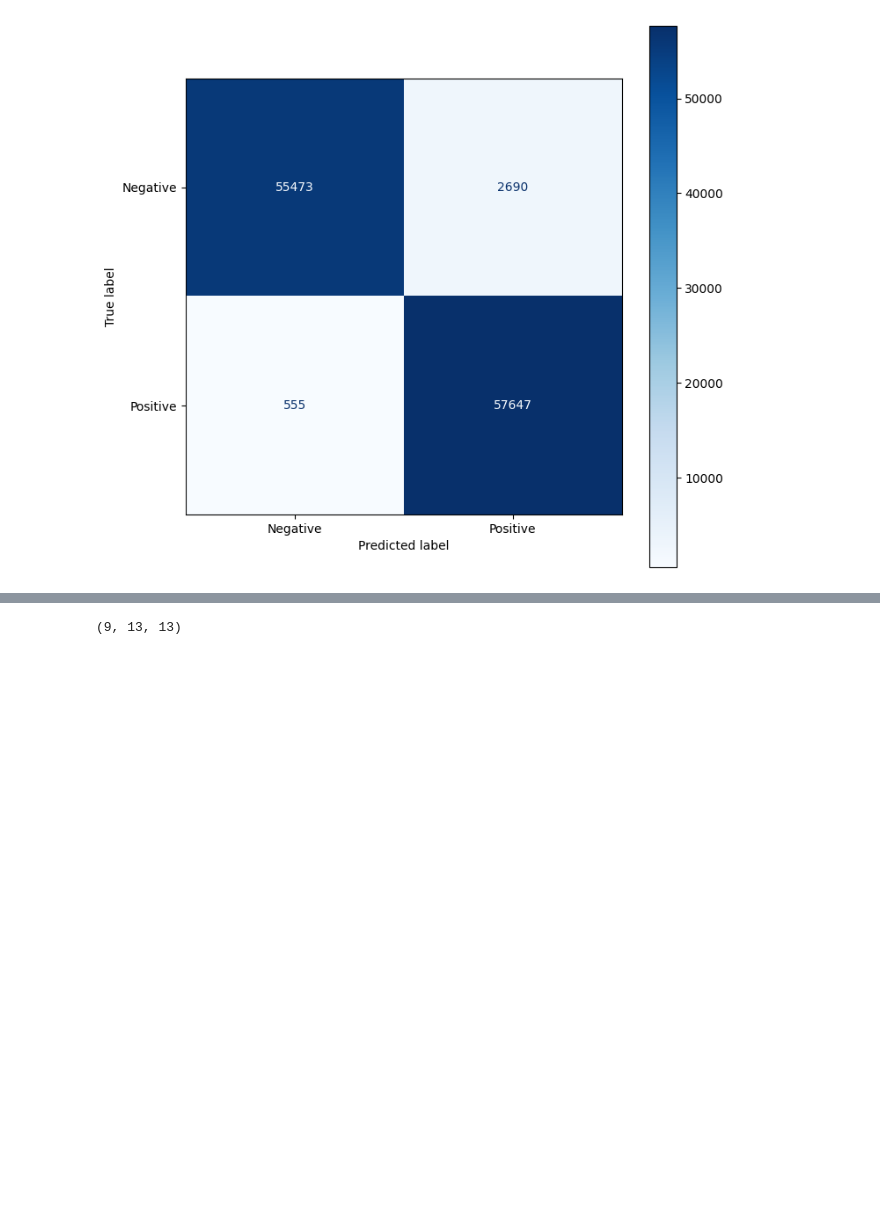
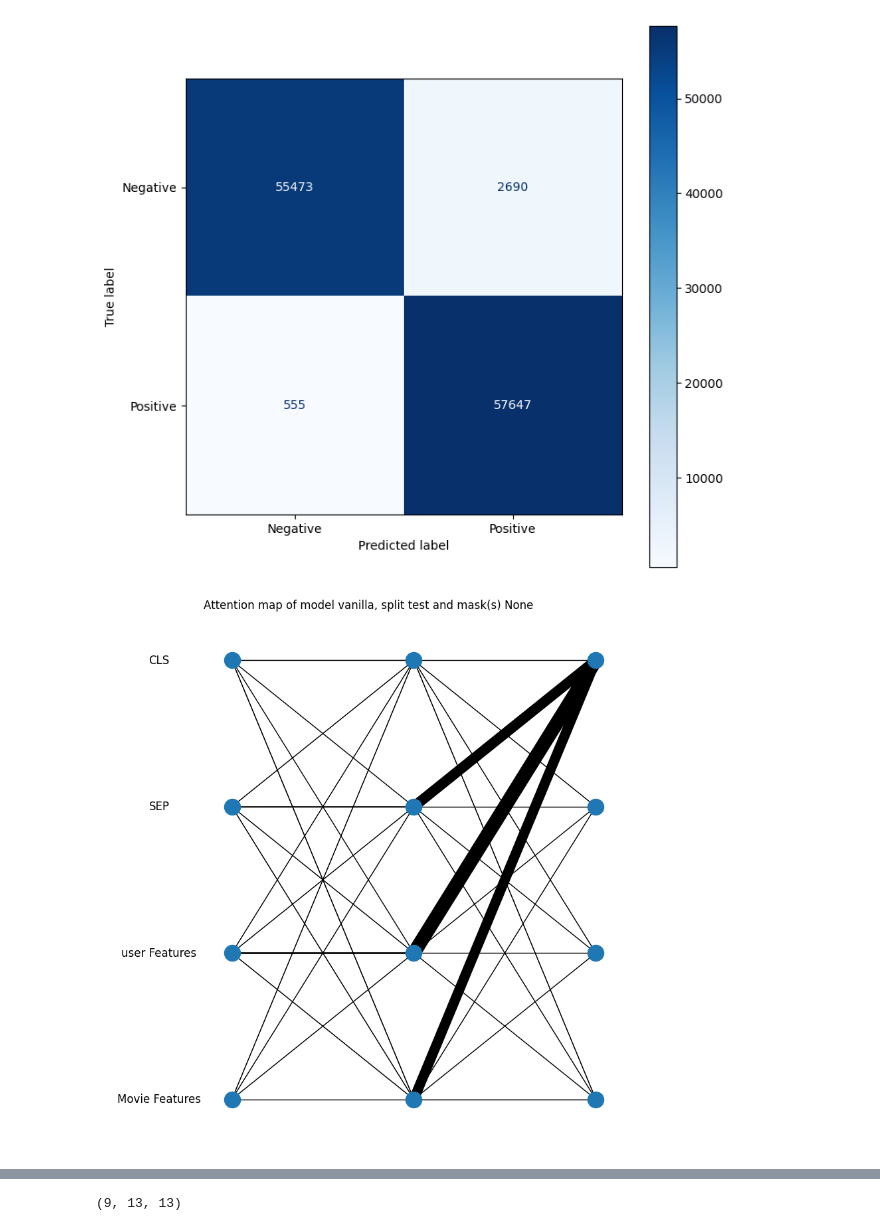
Before and after one commit to AhmadHAW/Hauptprojekt, a Jupyter notebook: evaluation.ipynb, the cells around one changed output, grey strips where cells are left out. Cells and saved outputs as stored; diff of their text form; code cells hidden in the pictures; blank space fills up the shorter version.

```diff
--- a/evaluation.ipynb
+++ b/evaluation.ipynb
@@ -73,3 +22,7 @@ exp.plot_shap_values()
 exp.plot_confusion_map("test", [0], "graph_prompter_hf")
 # %% [output]
 [figure]
+# %%
+exp.plot_attention_maps("test", [], "vanilla")
+# %% [output]
+[figure, added]
```
Also changed, not shown: parts of 5 cells of this notebook, 4 other files.
